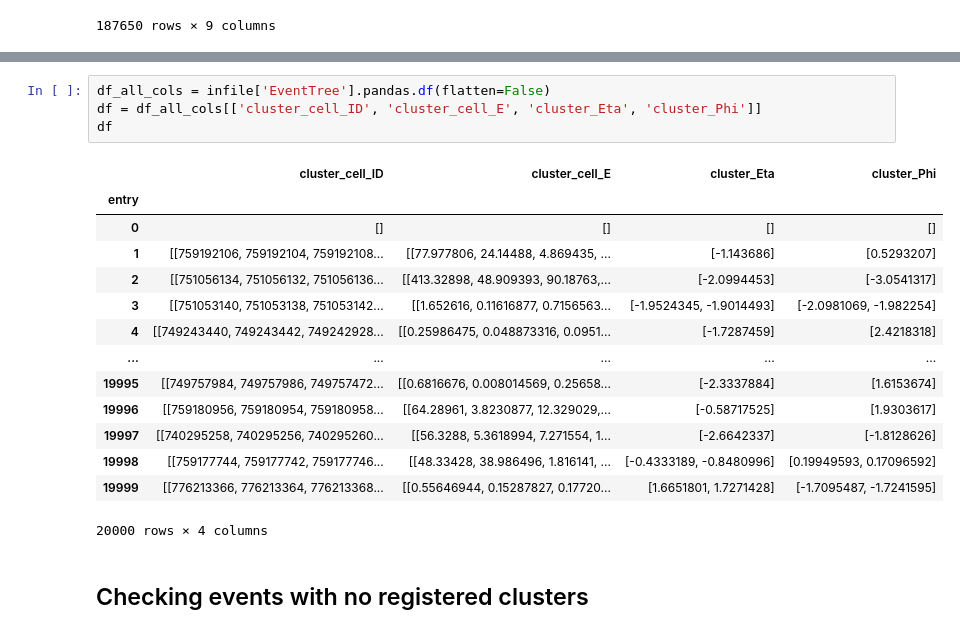
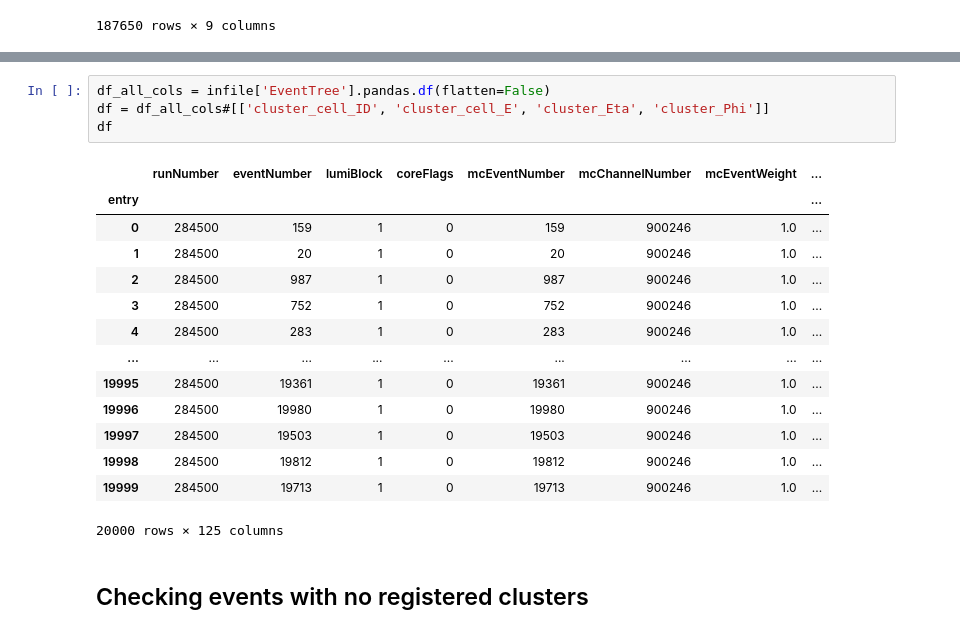
Before and after one commit to mariel-pettee/LCStudies, a Jupyter notebook: classifier/gnn_ming.ipynb, the cells around one changed output, grey strips where cells are left out. Drawn from its saved outputs; the diff is of its cells as text.

```diff
--- a/classifier/gnn_ming.ipynb
+++ b/classifier/gnn_ming.ipynb
@@ -134,22 +151,22 @@ geo_df
 # %%
 df_all_cols = infile['EventTree'].pandas.df(flatten=False)
-df = df_all_cols[['cluster_cell_ID', 'cluster_cell_E', 'cluster_Eta', 'cluster_Phi']]
+df = df_all_cols#[['cluster_cell_ID', 'cluster_cell_E', 'cluster_Eta', 'cluster_Phi']]
 df
 # %% [output]
-|  | cluster_cell_ID | cluster_cell_E | cluster_Eta | cluster_Phi |
-| entry |  |  |  |  |
-| 0 | [] | [] | [] | [] |
-| 1 | [[759192106, 759192104, 759192108... | [[77.977806, 24.14488, 4.869435, ... | [-1.143686] | [0.5293207] |
-| 2 | [[751056134, 751056132, 751056136... | [[413.32898, 48.909393, 90.18763,... | [-2.0994453] | [-3.0541317] |
-| 3 | [[751053140, 751053138, 751053142... | [[1.652616, 0.11616877, 0.7156563... | [-1.9524345, -1.9014493] | [-2.0981069, -1.982254] |
-| 4 | [[749243440, 749243442, 749242928... | [[0.25986475, 0.048873316, 0.0951... | [-1.7287459] | [2.4218318] |
-| ... | ... | ... | ... | ... |
-| 19995 | [[749757984, 749757986, 749757472... | [[0.6816676, 0.008014569, 0.25658... | [-2.3337884] | [1.6153674] |
-| 19996 | [[759180956, 759180954, 759180958... | [[64.28961, 3.8230877, 12.329029,... | [-0.58717525] | [1.9303617] |
-| 19997 | [[740295258, 740295256, 740295260... | [[56.3288, 5.3618994, 7.271554, 1... | [-2.6642337] | [-1.8128626] |
-| 19998 | [[759177744, 759177742, 759177746... | [[48.33428, 38.986496, 1.816141, ... | [-0.4333189, -0.8480996] | [0.19949593, 0.17096592] |
-| 19999 | [[776213366, 776213364, 776213368... | [[0.55646944, 0.15287827, 0.17720... | [1.6651801, 1.7271428] | [-1.7095487, -1.7241595] |
+|  | runNumber | eventNumber | lumiBlock | coreFlags | mcEventNumber | mcChannelNumber | mcEventWeight | ... |
+| entry |  |  |  |  |  |  |  | ... |
+| 0 | 284500 | 159 | 1 | 0 | 159 | 900246 | 1.0 | ... |
+| 1 | 284500 | 20 | 1 | 0 | 20 | 900246 | 1.0 | ... |
+| 2 | 284500 | 987 | 1 | 0 | 987 | 900246 | 1.0 | ... |
+| 3 | 284500 | 752 | 1 | 0 | 752 | 900246 | 1.0 | ... |
+| 4 | 284500 | 283 | 1 | 0 | 283 | 900246 | 1.0 | ... |
+| ... | ... | ... | ... | ... | ... | ... | ... | ... |
+| 19995 | 284500 | 19361 | 1 | 0 | 19361 | 900246 | 1.0 | ... |
+| 19996 | 284500 | 19980 | 1 | 0 | 19980 | 900246 | 1.0 | ... |
+| 19997 | 284500 | 19503 | 1 | 0 | 19503 | 900246 | 1.0 | ... |
+| 19998 | 284500 | 19812 | 1 | 0 | 19812 | 900246 | 1.0 | ... |
+| 19999 | 284500 | 19713 | 1 | 0 | 19713 | 900246 | 1.0 | ... |
-20000 rows × 4 columns
+20000 rows × 125 columns
 # %% [markdown]
 ## Checking events with no registered clusters
 # %%
```
Also changed, not shown: parts of 18 cells of this notebook.
